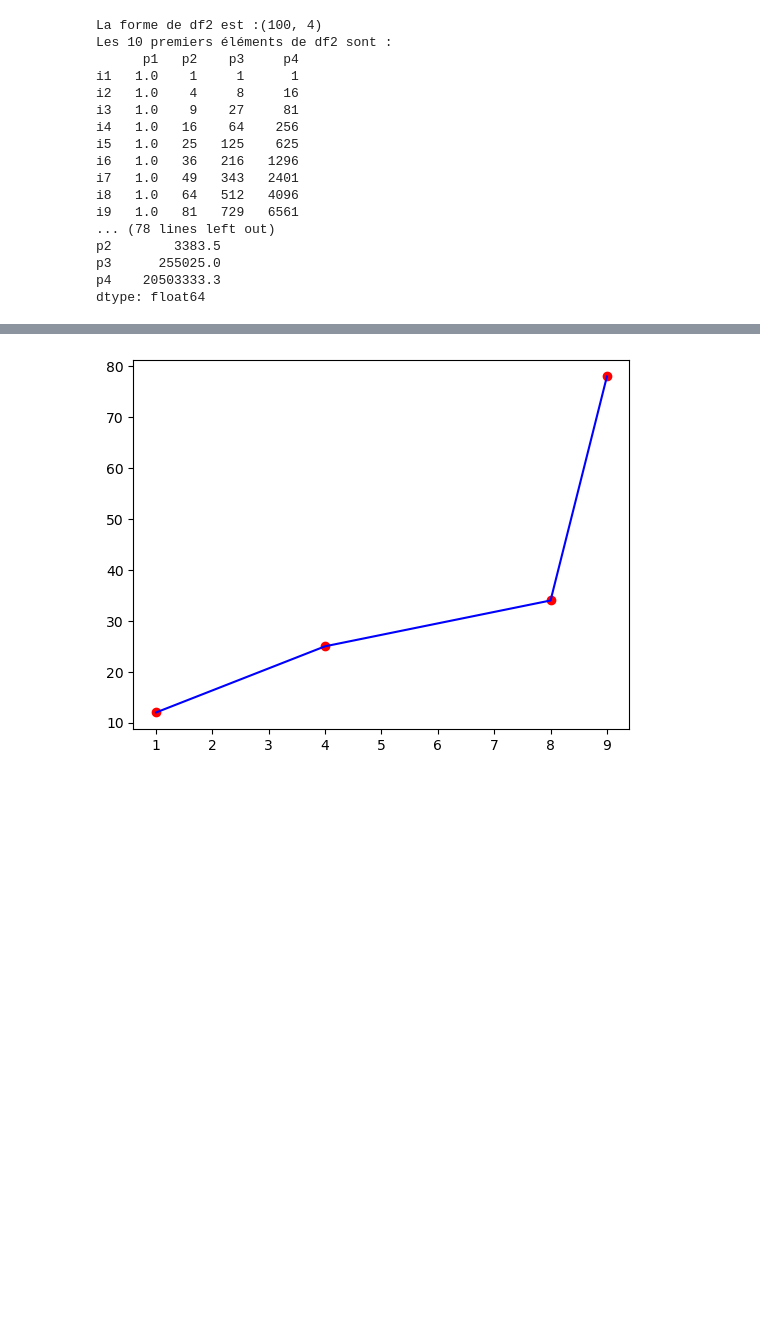
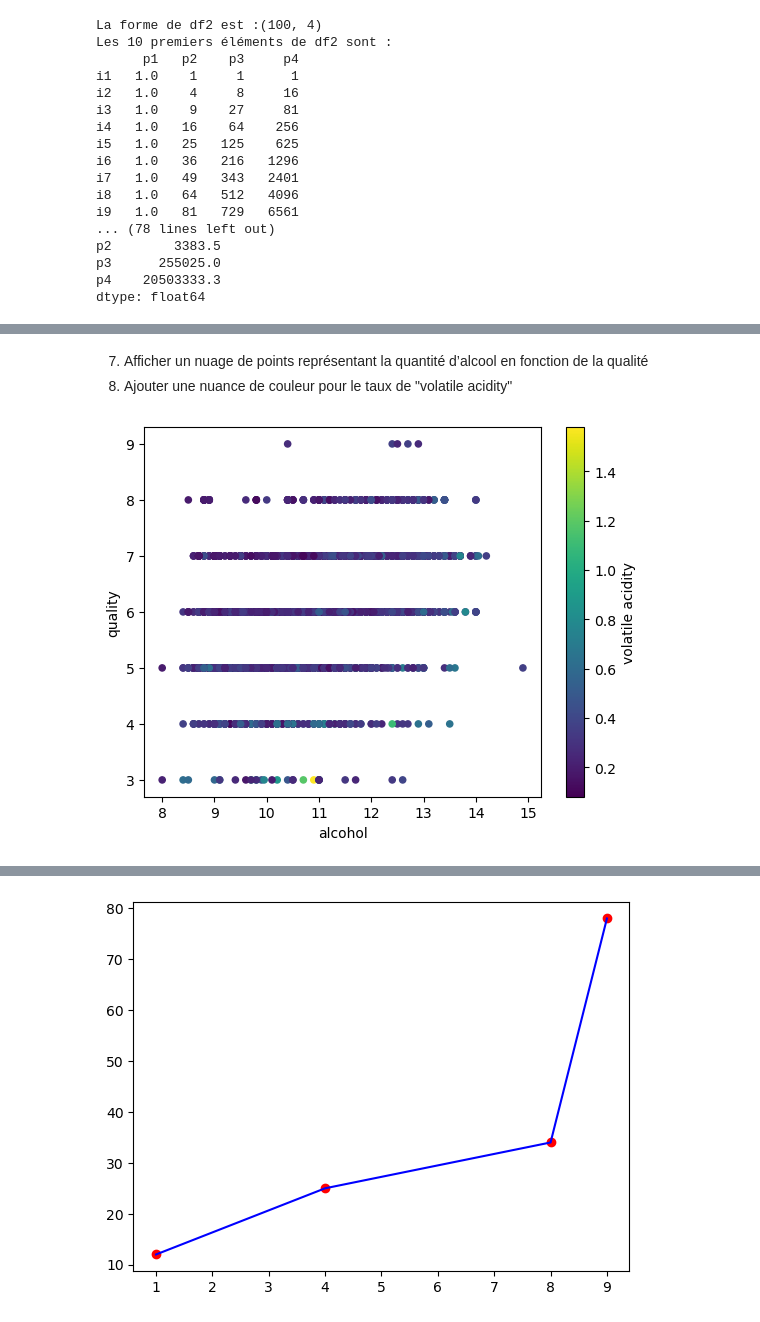
Before and after one commit to Samuelhcq/MachineLearning, a Jupyter notebook: TP2/TP2.ipynb, the cells around one changed output, grey strips where cells are left out. Saved outputs shown, nothing was run; the diff lists cells and outputs as text; code cells hidden in the pictures; blank space fills up the shorter version.

```diff
--- a/TP2/TP2.ipynb
+++ b/TP2/TP2.ipynb
@@ -184,0 +266,8 @@ dtype: float64
+# %% [markdown]
+7. Afficher un nuage de points représentant la quantité d’alcool en fonction de la qualité
+8. Ajouter une nuance de couleur pour le taux de "volatile acidity"
+# %%
+wines.plot.scatter(x="alcohol",y="quality",c="volatile acidity")
+plt.show()
+# %% [output]
+[figure, added]
```
Also changed, not shown: parts of 17 cells of this notebook, 5 other files.
